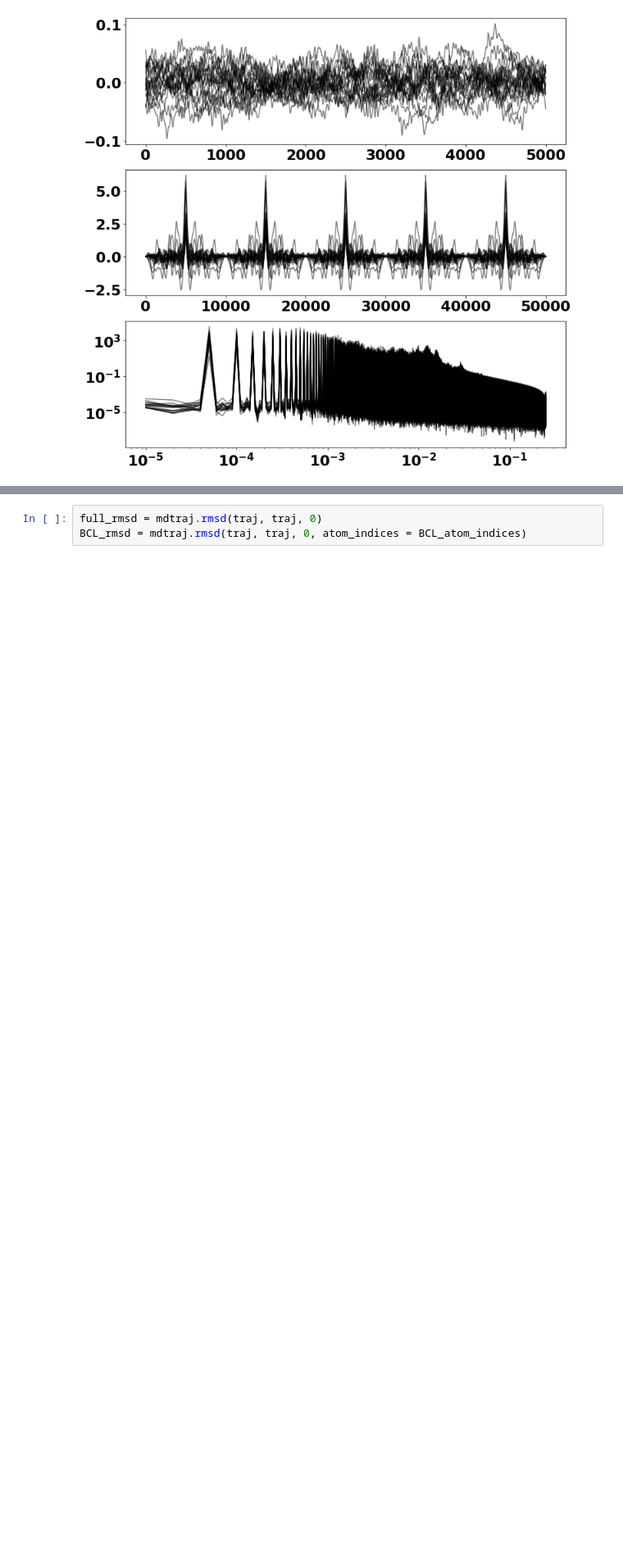
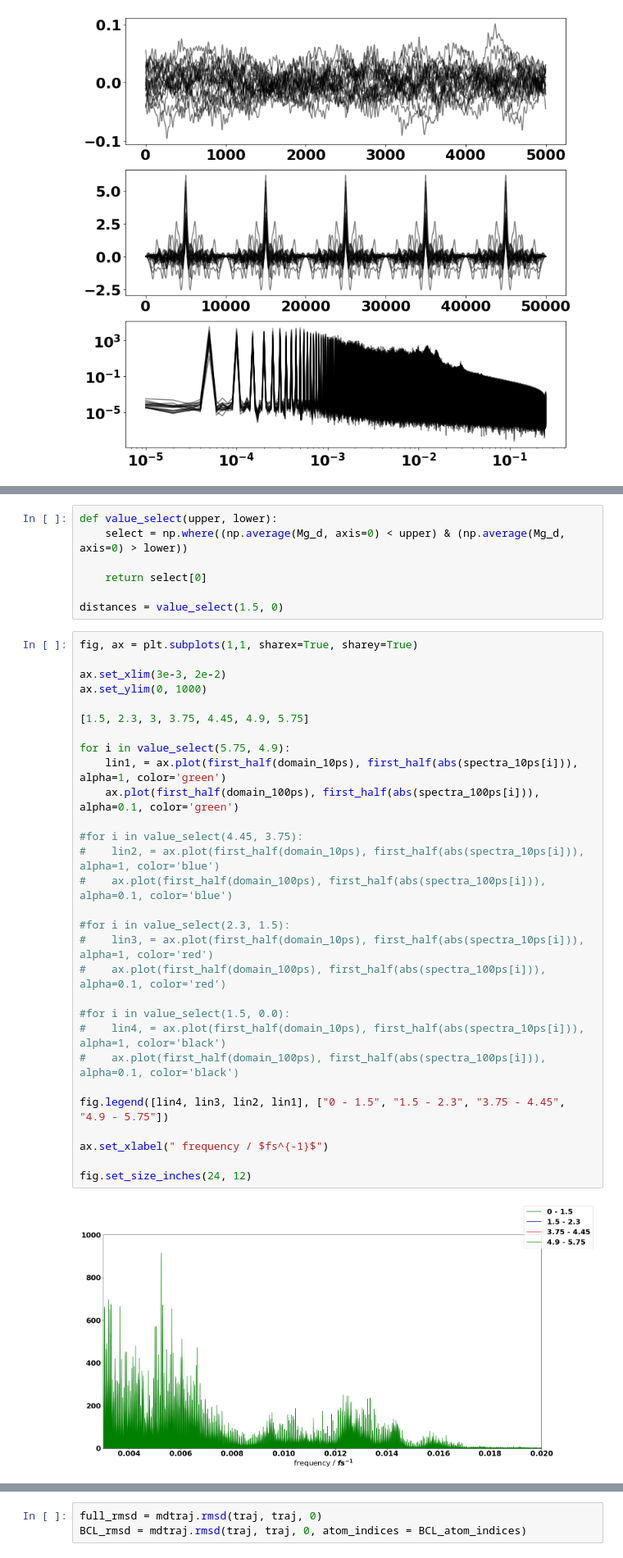
Before and after one commit to Oliver-Feighan/SpectralDensity, a Jupyter notebook: analysis/analysis.ipynb, the cells around one changed output, grey strips where cells are left out. Shown at 82% size. Drawn from its saved outputs; the diff is of its cells as text; blank space fills up the shorter version.

```diff
--- a/analysis/analysis.ipynb
+++ b/analysis/analysis.ipynb
@@ -105,0 +94,38 @@ print(len(first_half(domain_1000ps)))
+# %%
+def value_select(upper, lower):
+    select = np.where((np.average(Mg_d, axis=0) < upper) & (np.average(Mg_d, axis=0) > lower))
+
+    return select[0]
+
+distances = value_select(1.5, 0)
+# %%
+fig, ax = plt.subplots(1,1, sharex=True, sharey=True)
+
+ax.set_xlim(3e-3, 2e-2)
+ax.set_ylim(0, 1000)
+
+[1.5, 2.3, 3, 3.75, 4.45, 4.9, 5.75]
+
+for i in value_select(5.75, 4.9):
+    lin1, = ax.plot(first_half(domain_10ps), first_half(abs(spectra_10ps[i])), alpha=1, color='green')
+    ax.plot(first_half(domain_100ps), first_half(abs(spectra_100ps[i])), alpha=0.1, color='green')
+
+#for i in value_select(4.45, 3.75):
+#    lin2, = ax.plot(first_half(domain_10ps), first_half(abs(spectra_10ps[i])), alpha=1, color='blue')
+#    ax.plot(first_half(domain_100ps), first_half(abs(spectra_100ps[i])), alpha=0.1, color='blue')
+
+#for i in value_select(2.3, 1.5):
+#    lin3, = ax.plot(first_half(domain_10ps), first_half(abs(spectra_10ps[i])), alpha=1, color='red')
+#    ax.plot(first_half(domain_100ps), first_half(abs(spectra_100ps[i])), alpha=0.1, color='red')
+
+#for i in value_select(1.5, 0.0):
+#    lin4, = ax.plot(first_half(domain_10ps), first_half(abs(spectra_10ps[i])), alpha=1, color='black')
+#    ax.plot(first_half(domain_100ps), first_half(abs(spectra_100ps[i])), alpha=0.1, color='black')
+
+fig.legend([lin4, lin3, lin2, lin1], ["0 - 1.5", "1.5 - 2.3", "3.75 - 4.45", "4.9 - 5.75"])
+
+ax.set_xlabel(" frequency / $fs^{-1}$")
+
+fig.set_size_inches(24, 12)
+# %% [output]
+[figure, added]
```
Also changed, not shown: parts of 5 cells of this notebook, 2 other files.
